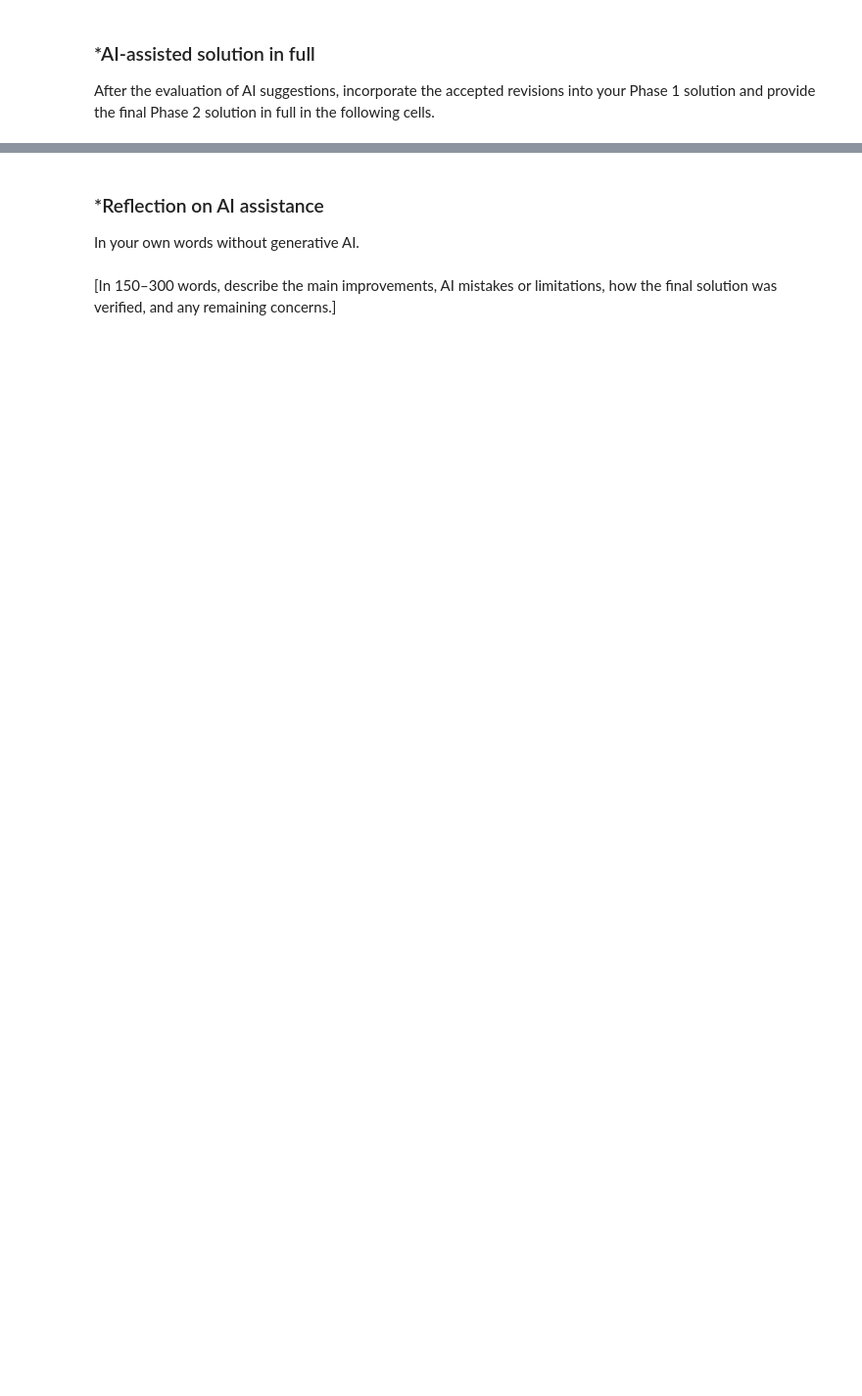
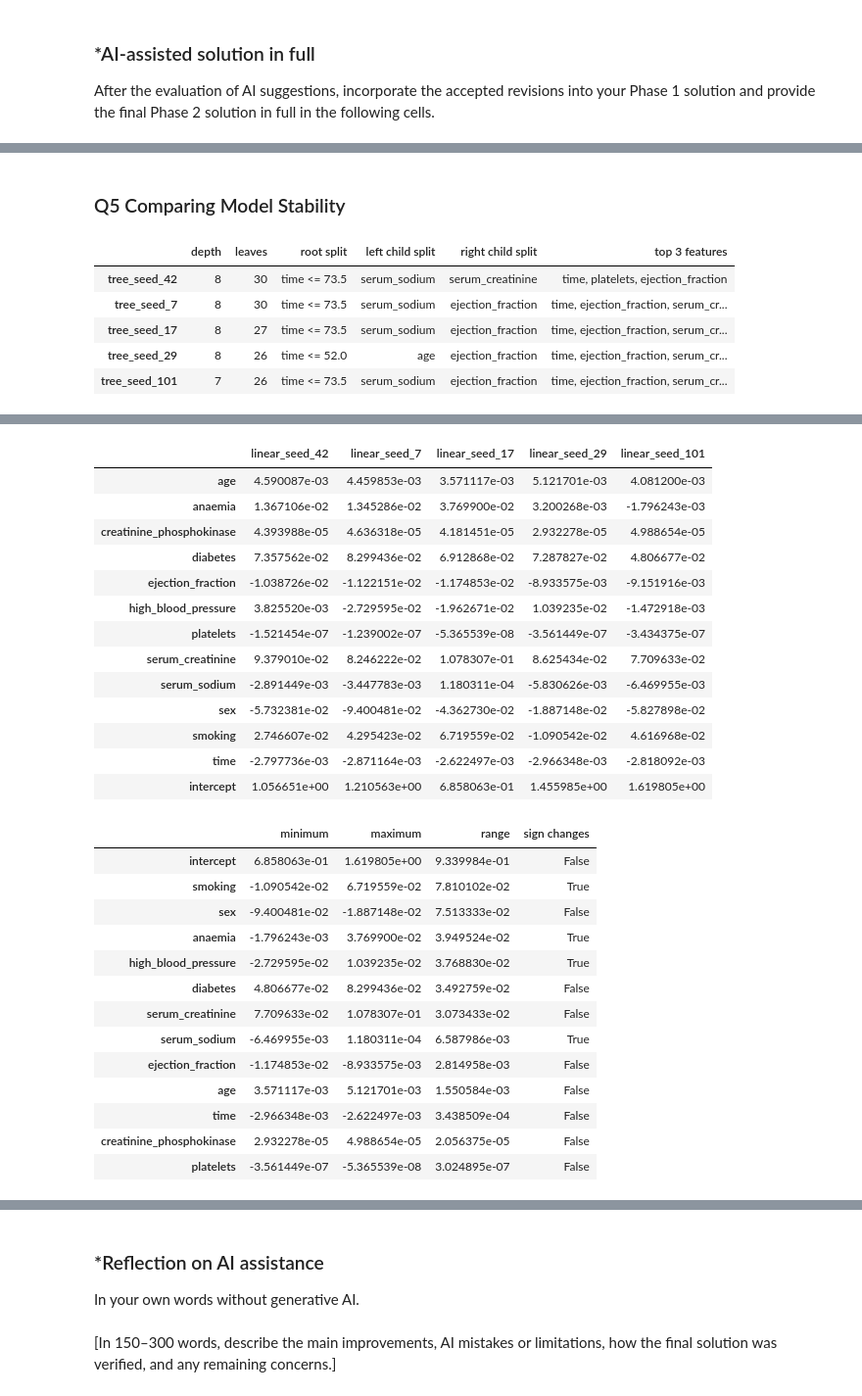
Before and after one commit to spbromberg/L03-tree-stability, a Jupyter notebook: notebook.ipynb, the cells around one changed output, grey strips where cells are left out. Shown at 98% size. Cells and saved outputs as stored; diff of their text form; code cells hidden in the pictures; blank space fills up the shorter version.

```diff
--- a/notebook.ipynb
+++ b/notebook.ipynb
@@ -415,0 +702,52 @@ After the evaluation of AI suggestions, incorporate the accepted revisions into
+# %% [markdown]
+### Q5 Comparing Model Stability
+# %%
+# CHANGE: compare splits, not just depth and leaf count.
+structure = {}
+for name, model in tree_models.items():
+    t = model.tree_
+    left, right = t.children_left[0], t.children_right[0]
+    structure[name] = {
+        "depth": model.get_depth(),
+        "leaves": model.get_n_leaves(),
+        "root split": f"{X.columns[t.feature[0]]} <= {t.threshold[0]:.1f}",
+        "left child split": X.columns[t.feature[left]] if t.feature[left] >= 0 else "leaf",
+        "right child split": X.columns[t.feature[right]] if t.feature[right] >= 0 else "leaf",
+        "top 3 features": ", ".join(
+            pd.Series(model.feature_importances_, index=X.columns).nlargest(3).index
+        ),
+    }
+
+display(pd.DataFrame(structure).T)
+
+# CHANGE: show the top two levels of each tree's rules.
+for name, model in tree_models.items():
+    print(f"===== {name} =====")
+    print(export_text(model, feature_names=list(X.columns), max_depth=2))
+
+coefficient_table = pd.DataFrame({
+    name: pd.Series(
+        list(model.coef_) + [model.intercept_],
+        index=list(X.columns) + ["intercept"]
+    )
+    for name, model in linear_models.items()
+})
+display(coefficient_table)
+
+# CHANGE: flag coefficients whose sign flips across fits.
+# Note: ranges are in raw units, so they are not comparable across features.
+coefficient_summary = pd.DataFrame({
+    "minimum": coefficient_table.min(axis=1),
+    "maximum": coefficient_table.max(axis=1),
+    "range": coefficient_table.max(axis=1) - coefficient_table.min(axis=1),
+    "sign changes": (coefficient_table.min(axis=1) < 0) & (coefficient_table.max(axis=1) > 0),
+}).sort_values("range", ascending=False)
+
+display(coefficient_summary)
+# %% [output]
+|  | depth | leaves | root split | left child split | right child split | top 3 features |
+| tree_seed_42 | 8 | 30 | time <= 73.5 | serum_sodium | serum_creatinine | time, platelets, ejection_fraction |
+| tree_seed_7 | 8 | 30 | time <= 73.5 | serum_sodium | ejection_fraction | time, ejection_fraction, serum_cr... |
+| tree_seed_17 | 8 | 27 | time <= 73.5 | serum_sodium | ejection_fraction | time, ejection_fraction, serum_cr... |
+| tree_seed_29 | 8 | 26 | time <= 52.0 | age | ejection_fraction | time, ejection_fraction, serum_cr... |
+| tree_seed_101 | 7 | 26 | time <= 73.5 | serum_sodium | ejection_fraction | time, ejection_fraction, serum_cr... |
@@ -415,0 +771,28 @@ After the evaluation of AI suggestions, incorporate the accepted revisions into
+|  | linear_seed_42 | linear_seed_7 | linear_seed_17 | linear_seed_29 | linear_seed_101 |
+| age | 4.590087e-03 | 4.459853e-03 | 3.571117e-03 | 5.121701e-03 | 4.081200e-03 |
+| anaemia | 1.367106e-02 | 1.345286e-02 | 3.769900e-02 | 3.200268e-03 | -1.796243e-03 |
+| creatinine_phosphokinase | 4.393988e-05 | 4.636318e-05 | 4.181451e-05 | 2.932278e-05 | 4.988654e-05 |
+| diabetes | 7.357562e-02 | 8.299436e-02 | 6.912868e-02 | 7.287827e-02 | 4.806677e-02 |
+| ejection_fraction | -1.038726e-02 | -1.122151e-02 | -1.174853e-02 | -8.933575e-03 | -9.151916e-03 |
+| high_blood_pressure | 3.825520e-03 | -2.729595e-02 | -1.962671e-02 | 1.039235e-02 | -1.472918e-03 |
+| platelets | -1.521454e-07 | -1.239002e-07 | -5.365539e-08 | -3.561449e-07 | -3.434375e-07 |
+| serum_creatinine | 9.379010e-02 | 8.246222e-02 | 1.078307e-01 | 8.625434e-02 | 7.709633e-02 |
+| serum_sodium | -2.891449e-03 | -3.447783e-03 | 1.180311e-04 | -5.830626e-03 | -6.469955e-03 |
+| sex | -5.732381e-02 | -9.400481e-02 | -4.362730e-02 | -1.887148e-02 | -5.827898e-02 |
+| smoking | 2.746607e-02 | 4.295423e-02 | 6.719559e-02 | -1.090542e-02 | 4.616968e-02 |
+| time | -2.797736e-03 | -2.871164e-03 | -2.622497e-03 | -2.966348e-03 | -2.818092e-03 |
+| intercept | 1.056651e+00 | 1.210563e+00 | 6.858063e-01 | 1.455985e+00 | 1.619805e+00 |
+|  | minimum | maximum | range | sign changes |
+| intercept | 6.858063e-01 | 1.619805e+00 | 9.339984e-01 | False |
+| smoking | -1.090542e-02 | 6.719559e-02 | 7.810102e-02 | True |
+| sex | -9.400481e-02 | -1.887148e-02 | 7.513333e-02 | False |
+| anaemia | -1.796243e-03 | 3.769900e-02 | 3.949524e-02 | True |
+| high_blood_pressure | -2.729595e-02 | 1.039235e-02 | 3.768830e-02 | True |
+| diabetes | 4.806677e-02 | 8.299436e-02 | 3.492759e-02 | False |
+| serum_creatinine | 7.709633e-02 | 1.078307e-01 | 3.073433e-02 | False |
+| serum_sodium | -6.469955e-03 | 1.180311e-04 | 6.587986e-03 | True |
+| ejection_fraction | -1.174853e-02 | -8.933575e-03 | 2.814958e-03 | False |
+| age | 3.571117e-03 | 5.121701e-03 | 1.550584e-03 | False |
+| time | -2.966348e-03 | -2.622497e-03 | 3.438509e-04 | False |
+| creatinine_phosphokinase | 2.932278e-05 | 4.988654e-05 | 2.056375e-05 | False |
+| platelets | -3.561449e-07 | -5.365539e-08 | 3.024895e-07 | False |
```
Also changed, not shown: parts of 24 cells of this notebook.
